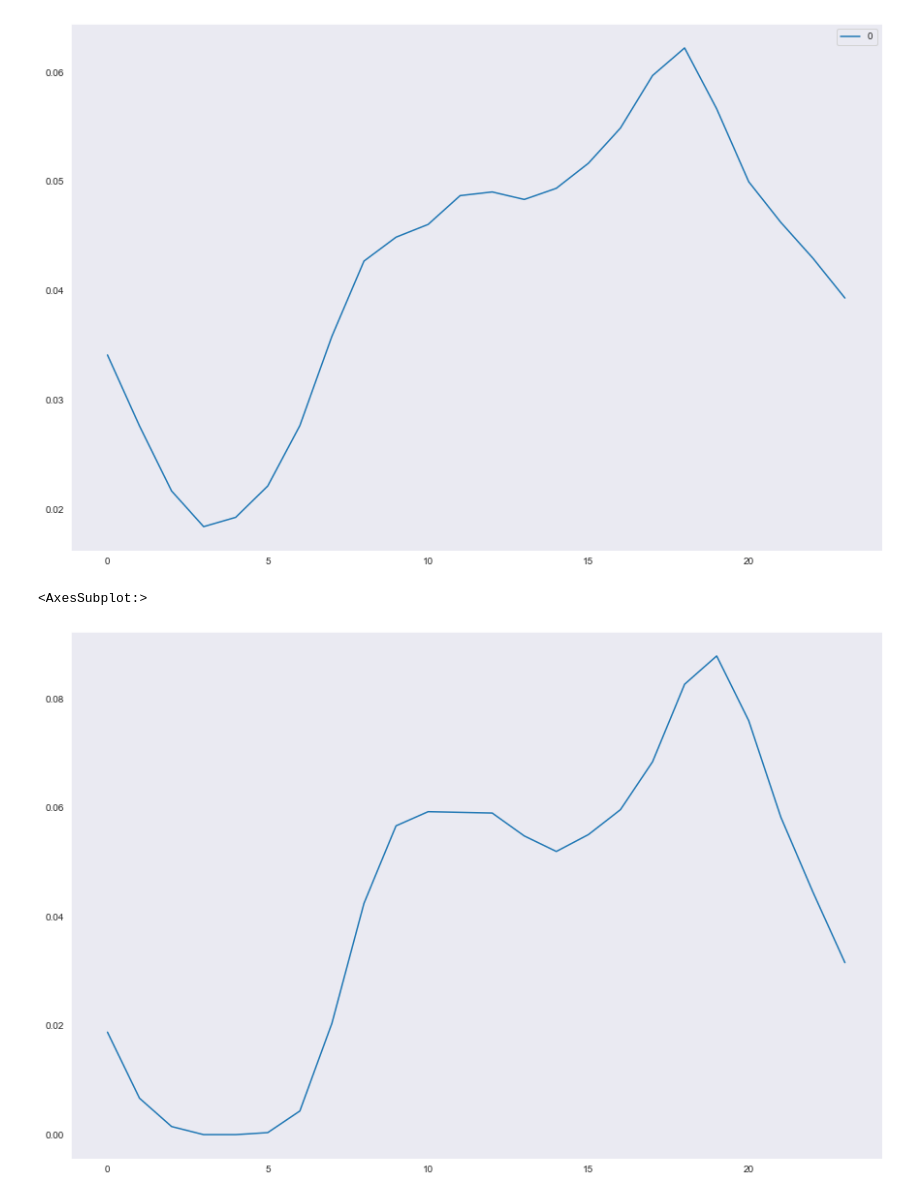
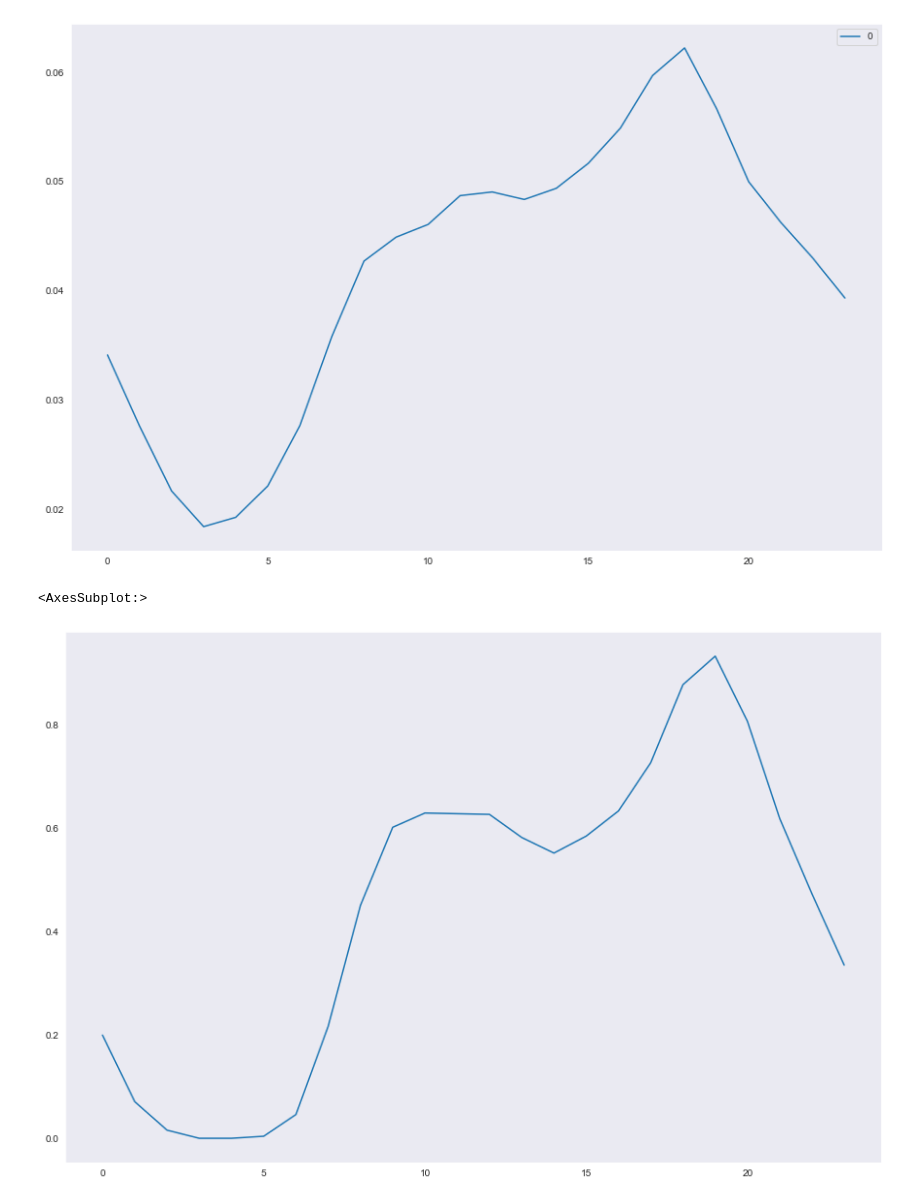
Before and after one commit to NeveIsa/MumbaiMobility, a Jupyter notebook: exploration.ipynb, the cells around one changed output. Drawn from its saved outputs; the diff is of its cells as text; code cells hidden in the pictures.

```diff
--- a/exploration.ipynb
+++ b/exploration.ipynb
@@ -314,8 +319,8 @@ tomtom2019 = '''31%
 # %%
 tomtomMatrix2019 = np.array(tomtom2019.replace('%','').split('\n'), dtype=np.int64).reshape(7,24)
 # %%
-sns.lineplot(data=tomtomMatrix2019.sum(axis=0)/tomtomMatrix2019.sum())
+sns.lineplot(data=tomtomMatrix2019.sum(axis=0)/np.linalg.norm(tomtomMatrix2019))
 # %% [output]
 <AxesSubplot:>
-[figure, old version]
+[figure, new version]
 # %%
```
Also changed, not shown: parts of 44 cells of this notebook, 1 other file.
